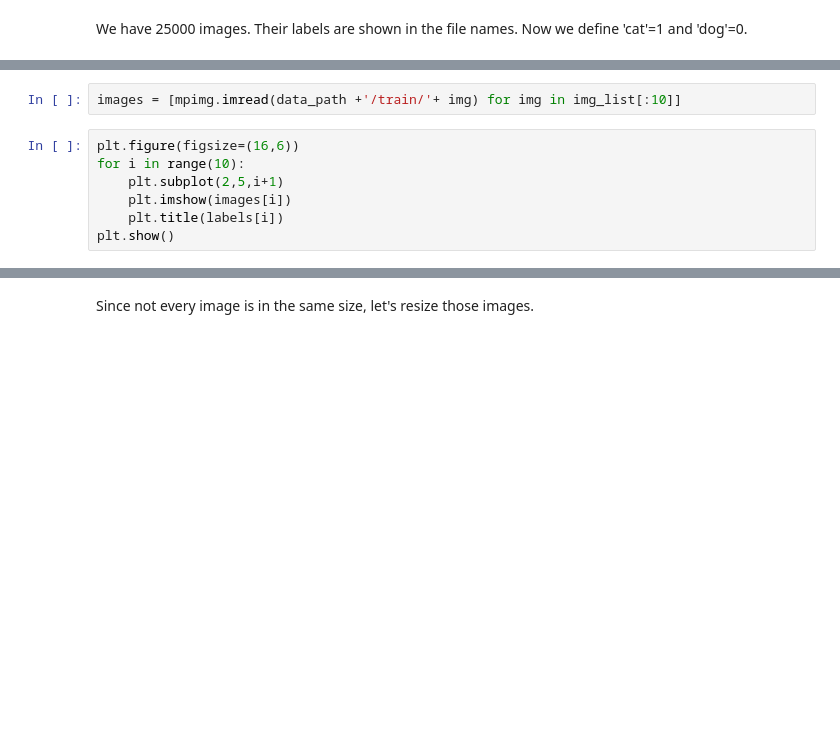
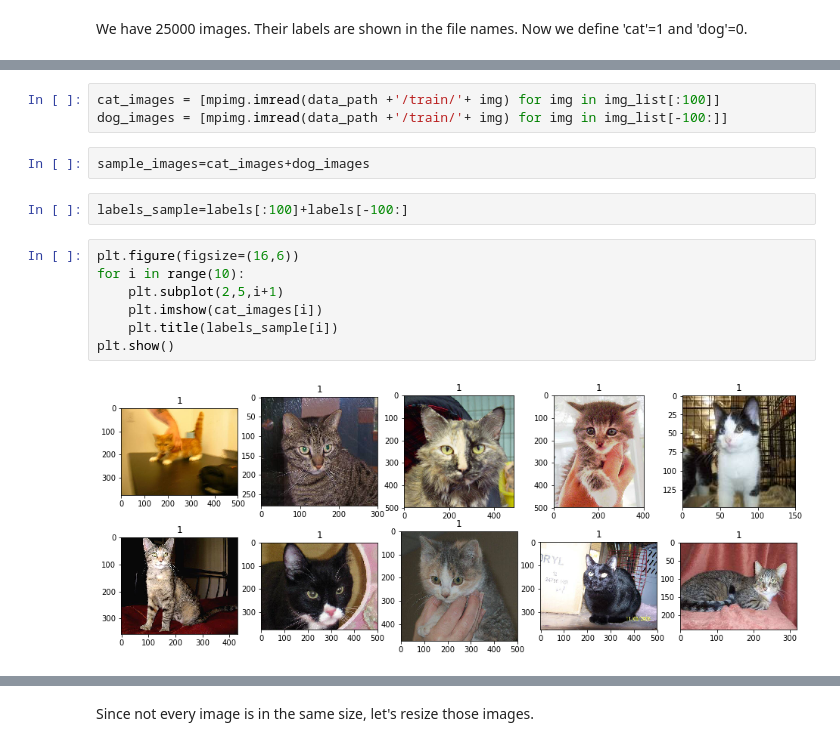
Before and after one commit to shahabeddin/GEC_Lab_Level2, a Jupyter notebook: GEC_Level2_Lab3.ipynb, the cells around one changed output, grey strips where cells are left out. Cells and saved outputs as stored; diff of their text form; blank space fills up the shorter version.

Commit message:
changes image vector size

```diff
--- a/GEC_Level2_Lab3.ipynb
+++ b/GEC_Level2_Lab3.ipynb
@@ -62,9 +77,16 @@ labels[:10]
 # %%
-images = [mpimg.imread(data_path +'/train/'+ img) for img in img_list[:10]]
+cat_images = [mpimg.imread(data_path +'/train/'+ img) for img in img_list[:100]]
+dog_images = [mpimg.imread(data_path +'/train/'+ img) for img in img_list[-100:]]
+# %%
+sample_images=cat_images+dog_images
+# %%
+labels_sample=labels[:100]+labels[-100:]
 # %%
 plt.figure(figsize=(16,6))
 for i in range(10):
     plt.subplot(2,5,i+1)
-    plt.imshow(images[i])
-    plt.title(labels[i])
+    plt.imshow(cat_images[i])
+    plt.title(labels_sample[i])
 plt.show()
+# %% [output]
+[figure, added]
```
Also changed, not shown: parts of 5 cells of this notebook.
